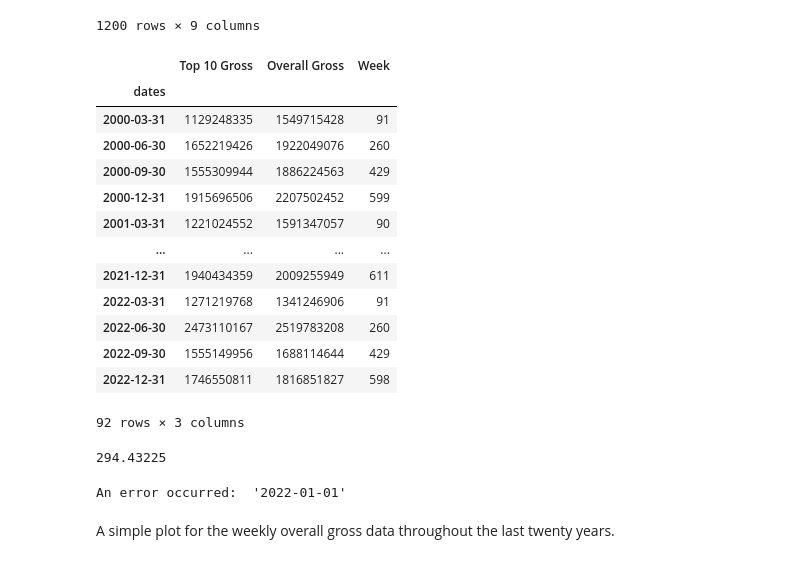
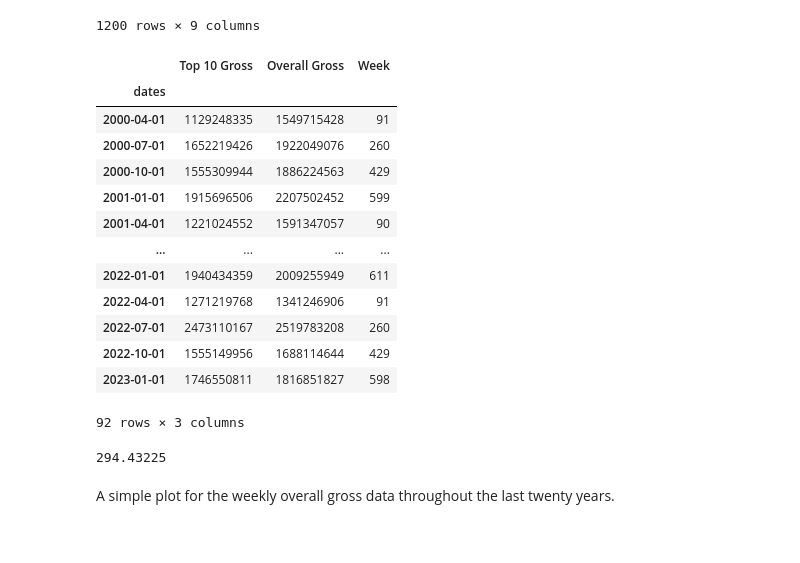
Before and after one commit to dhruvrs/timeseries2023, a Jupyter notebook: parse.ipynb, the cells around one changed output. Saved outputs shown, nothing was run; the diff lists cells and outputs as text; code cells hidden in the pictures.

Commit message:
should be the final changes to the inital data

```diff
--- a/parse.ipynb
+++ b/parse.ipynb
@@ -96,31 +96,28 @@ final_data
 | 1199 | 2022-12-25 | 174584090 | -27.9% | 176585127 | -28.4% | 47 | Avatar: The Way of Water | 52 | False |
 1200 rows × 9 columns
 # %%
-# final_data = final_data.drop(['Releases', '#1 Release', '%± LW', 'Long Weekend', '%± LW.1', 'Week'], axis=1)
-# final_data['dates'] = pd.to_datetime(final_data['dates'])
-# final_data = final_data.set_index('dates')
-# final_data = final_data.resample('Q').sum()
-# final_data
 shorter = final_data
 shorter = shorter.drop(['Releases', '#1 Release', '%± LW', 'Long Weekend', '%± LW.1'], axis=1)
 shorter['dates'] = pd.to_datetime(shorter['dates'])
 shorter = shorter.set_index('dates')
 shorter = shorter.resample('Q').sum()
+shorter.index = shorter.index + pd.Timedelta(days=1)
+shorter.to_csv('updateBox.csv', index=True)
 shorter
 # %% [output]
 |  | Top 10 Gross | Overall Gross | Week |
 | dates |  |  |  |
-| 2000-03-31 | 1129248335 | 1549715428 | 91 |
-| 2000-06-30 | 1652219426 | 1922049076 | 260 |
-| 2000-09-30 | 1555309944 | 1886224563 | 429 |
-| 2000-12-31 | 1915696506 | 2207502452 | 599 |
-| 2001-03-31 | 1221024552 | 1591347057 | 90 |
+| 2000-04-01 | 1129248335 | 1549715428 | 91 |
+| 2000-07-01 | 1652219426 | 1922049076 | 260 |
+| 2000-10-01 | 1555309944 | 1886224563 | 429 |
+| 2001-01-01 | 1915696506 | 2207502452 | 599 |
+| 2001-04-01 | 1221024552 | 1591347057 | 90 |
 | ... | ... | ... | ... |
-| 2021-12-31 | 1940434359 | 2009255949 | 611 |
-| 2022-03-31 | 1271219768 | 1341246906 | 91 |
-| 2022-06-30 | 2473110167 | 2519783208 | 260 |
-| 2022-09-30 | 1555149956 | 1688114644 | 429 |
-| 2022-12-31 | 1746550811 | 1816851827 | 598 |
+| 2022-01-01 | 1940434359 | 2009255949 | 611 |
+| 2022-04-01 | 1271219768 | 1341246906 | 91 |
+| 2022-07-01 | 2473110167 | 2519783208 | 260 |
+| 2022-10-01 | 1555149956 | 1688114644 | 429 |
+| 2023-01-01 | 1746550811 | 1816851827 | 598 |
 92 rows × 3 columns
 # %%
 fred = Fred(api_key = '2fe2206fc044692733de5ca8fa375adf')
@@ -131,15 +128,6 @@ base_year_cpi = cpi.loc[str(base_year)+'-01-01':'2023-03-01'].mean()
 base_year_cpi
 # %% [output]
 294.43225
-# %%
-try:
-    for col in ['Overall Gross', 'Top 10 Gross']:
-        cpi_year = cpi.loc[str(base_year)+'-01-01']  # Get the CPI value for the base year
-        final_data[col] = final_data[col] * (base_year_cpi / cpi_year)  # Convert nominal value to real value using CPI
-except Exception as e:
-    print("An error occurred: ", e)
-# %% [output]
-An error occurred:  '2022-01-01'
 # %% [markdown]
 A simple plot for the weekly overall gross data throughout the last twenty years.
 # %%
```
Also changed, not shown: parts of 1 cell of this notebook, 9 other files.
